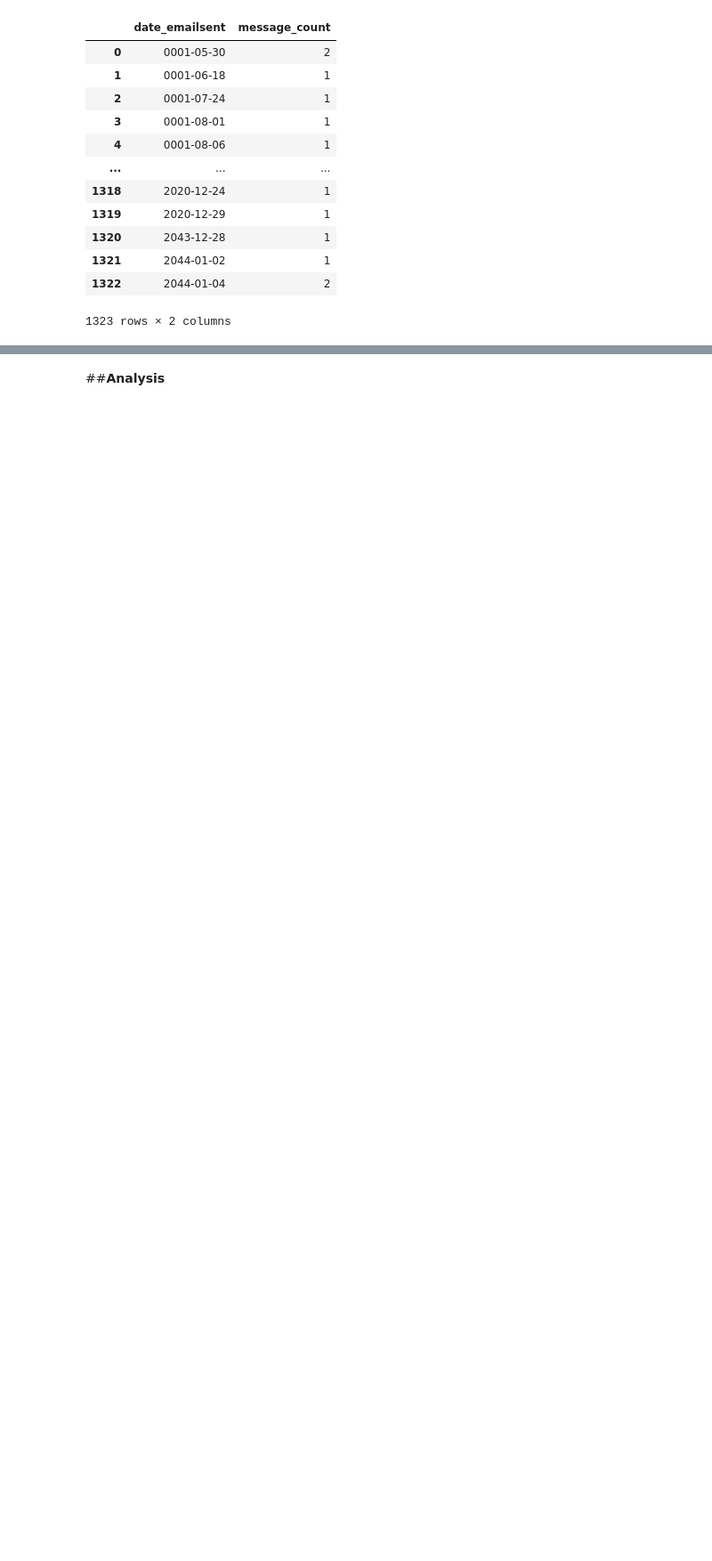
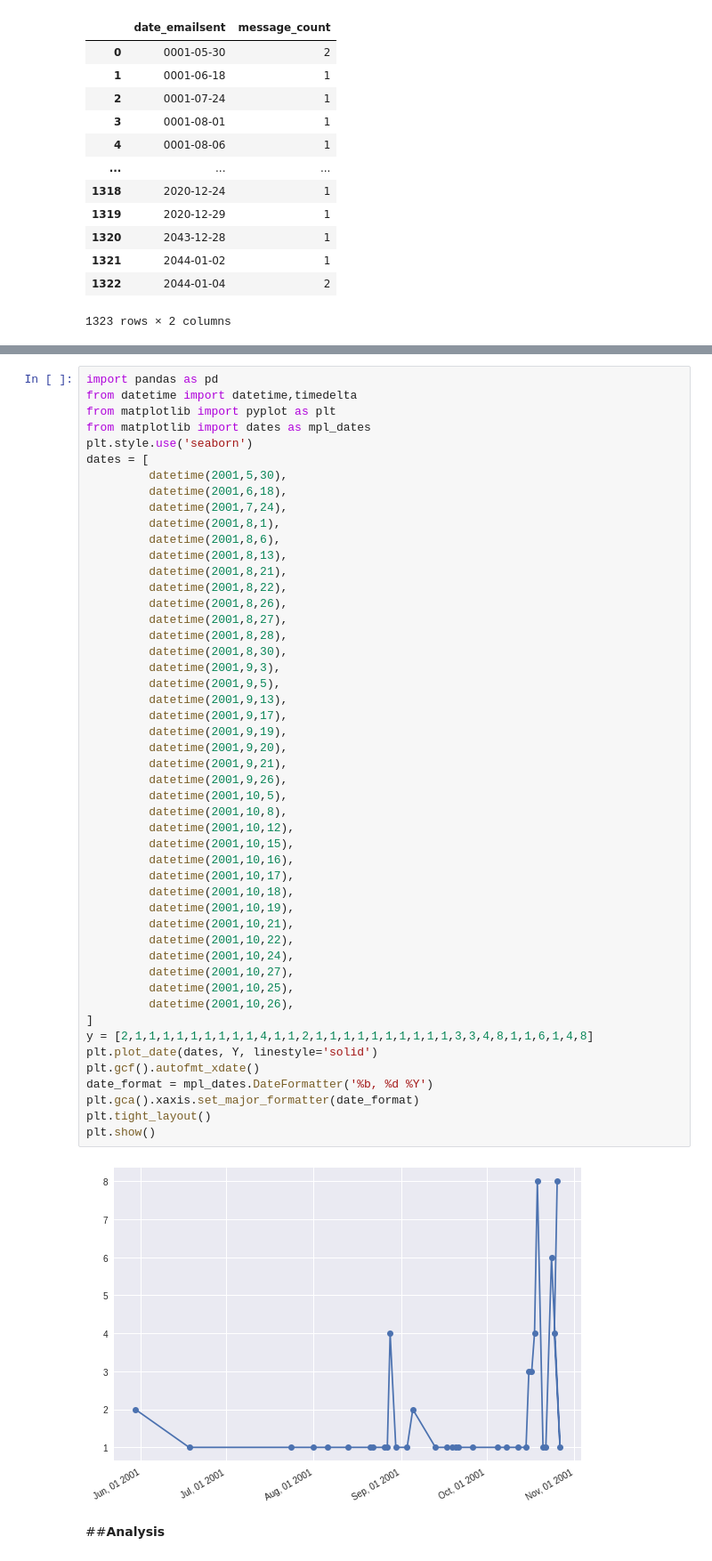
Before and after one commit to aicha001/introduction-to-business-programming, a Jupyter notebook: Assignment_Enron.ipynb, the cells around one changed output, grey strips where cells are left out. Shown at 89% size. Drawn from its saved outputs; the diff is of its cells as text; blank space fills up the shorter version.

```diff
--- a/Assignment_Enron.ipynb
+++ b/Assignment_Enron.ipynb
@@ -193,2 +198,53 @@ NameError: ignored
+# %%
+import pandas as pd
+from datetime import datetime,timedelta
+from matplotlib import pyplot as plt
+from matplotlib import dates as mpl_dates
+plt.style.use('seaborn')
+dates = [
+         datetime(2001,5,30),
+         datetime(2001,6,18),
+         datetime(2001,7,24),
+         datetime(2001,8,1),
+         datetime(2001,8,6),
+         datetime(2001,8,13),
+         datetime(2001,8,21),
+         datetime(2001,8,22),
+         datetime(2001,8,26),
+         datetime(2001,8,27),
+         datetime(2001,8,28),
+         datetime(2001,8,30),
+         datetime(2001,9,3),
+         datetime(2001,9,5),
+         datetime(2001,9,13),
+         datetime(2001,9,17),
+         datetime(2001,9,19),
+         datetime(2001,9,20),
+         datetime(2001,9,21),
+         datetime(2001,9,26),
+         datetime(2001,10,5),
+         datetime(2001,10,8),
+         datetime(2001,10,12),
+         datetime(2001,10,15),
+         datetime(2001,10,16),
+         datetime(2001,10,17),
+         datetime(2001,10,18),
+         datetime(2001,10,19),
+         datetime(2001,10,21),
+         datetime(2001,10,22),
+         datetime(2001,10,24),
+         datetime(2001,10,27),
+         datetime(2001,10,25),
+         datetime(2001,10,26),
+]
+y = [2,1,1,1,1,1,1,1,1,1,4,1,1,2,1,1,1,1,1,1,1,1,1,1,3,3,4,8,1,1,6,1,4,8]
+plt.plot_date(dates, Y, linestyle='solid')
+plt.gcf().autofmt_xdate()
+date_format = mpl_dates.DateFormatter('%b, %d %Y')
+plt.gca().xaxis.set_major_formatter(date_format)
+plt.tight_layout()
+plt.show()
+# %% [output]
+[figure, added]
 # %% [markdown]
 ##**Analysis**
```
Also changed, not shown: parts of 12 cells of this notebook.
